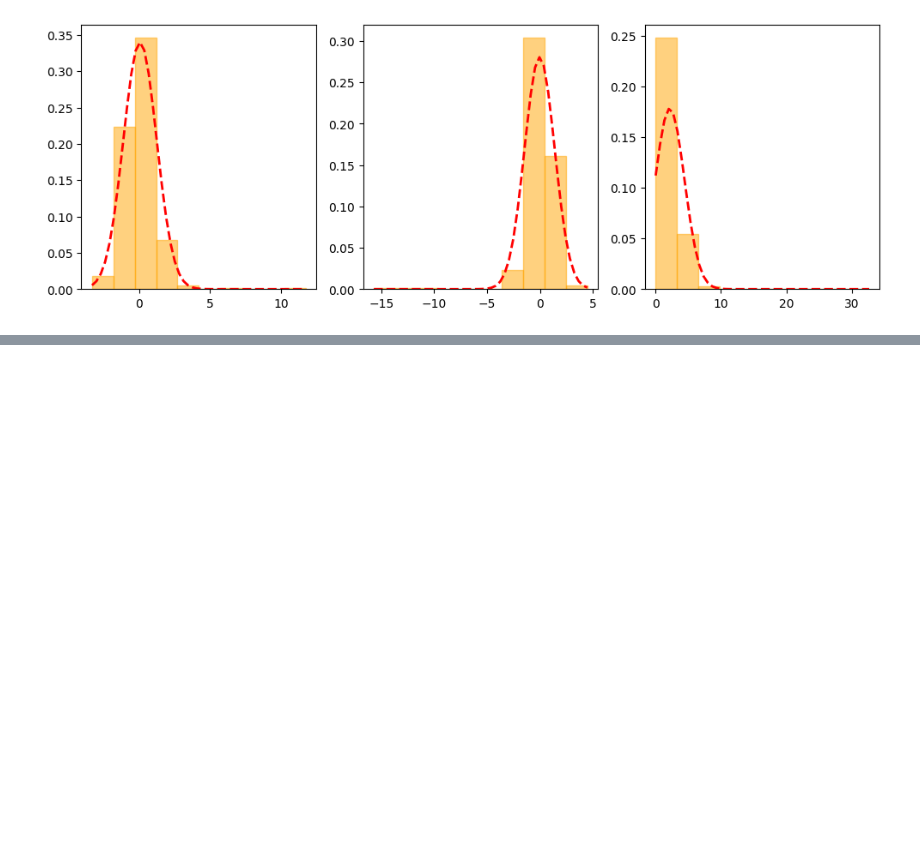
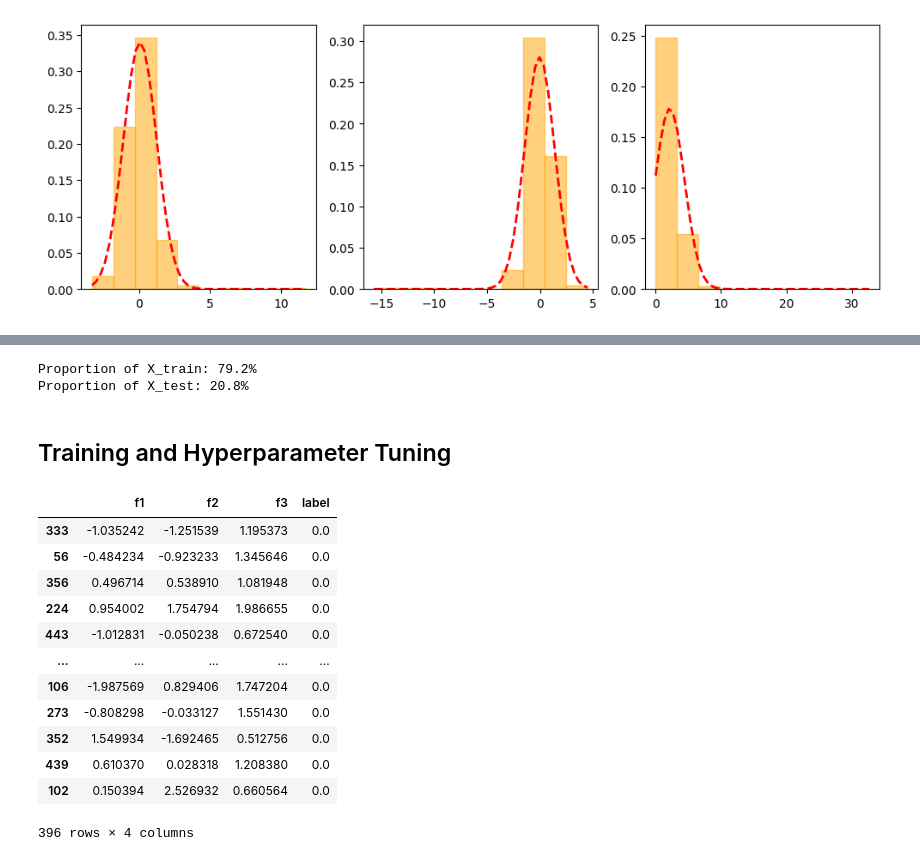
Before and after one commit to mirko-leccese/The-Machine-Learning-Project, a Jupyter notebook: anomaly-detection/density-estimation.ipynb, the cells around one changed output, grey strips where cells are left out. Cells and saved outputs as stored; diff of their text form; code cells hidden in the pictures; blank space fills up the shorter version.

```diff
--- a/anomaly-detection/density-estimation.ipynb
+++ b/anomaly-detection/density-estimation.ipynb
@@ -136,0 +172,5 @@ plt.show()
+# %%
+label0 = df_base[df_base["label"] == 0]
+label1 = df_base[df_base["label"] == 1]
+# %%
+train_label0, test_label0 = train_test_split(label0, test_size=0.2, random_state=42)
@@ -136,0 +180,30 @@ plt.show()
+# %%
+X_train = train_label0.copy()
+# %%
+# Check proportions
+num_test = len(X_test)
+num_train = len(X_train)
+
+print(f"Proportion of X_train: {num_train/(num_test+num_train)*100}%")
+print(f"Proportion of X_test: {num_test/(num_test+num_train)*100}%")
+# %% [output]
+Proportion of X_train: 79.2%
+Proportion of X_test: 20.8%
+# %% [markdown]
+## Training and Hyperparameter Tuning
+# %%
+X_train
+# %% [output]
+|  | f1 | f2 | f3 | label |
+| 333 | -1.035242 | -1.251539 | 1.195373 | 0.0 |
+| 56 | -0.484234 | -0.923233 | 1.345646 | 0.0 |
+| 356 | 0.496714 | 0.538910 | 1.081948 | 0.0 |
+| 224 | 0.954002 | 1.754794 | 1.986655 | 0.0 |
+| 443 | -1.012831 | -0.050238 | 0.672540 | 0.0 |
+| ... | ... | ... | ... | ... |
+| 106 | -1.987569 | 0.829406 | 1.747204 | 0.0 |
+| 273 | -0.808298 | -0.033127 | 1.551430 | 0.0 |
+| 352 | 1.549934 | -1.692465 | 0.512756 | 0.0 |
+| 439 | 0.610370 | 0.028318 | 1.208380 | 0.0 |
+| 102 | 0.150394 | 2.526932 | 0.660564 | 0.0 |
+396 rows × 4 columns
```
Also changed, not shown: parts of 12 cells of this notebook.
